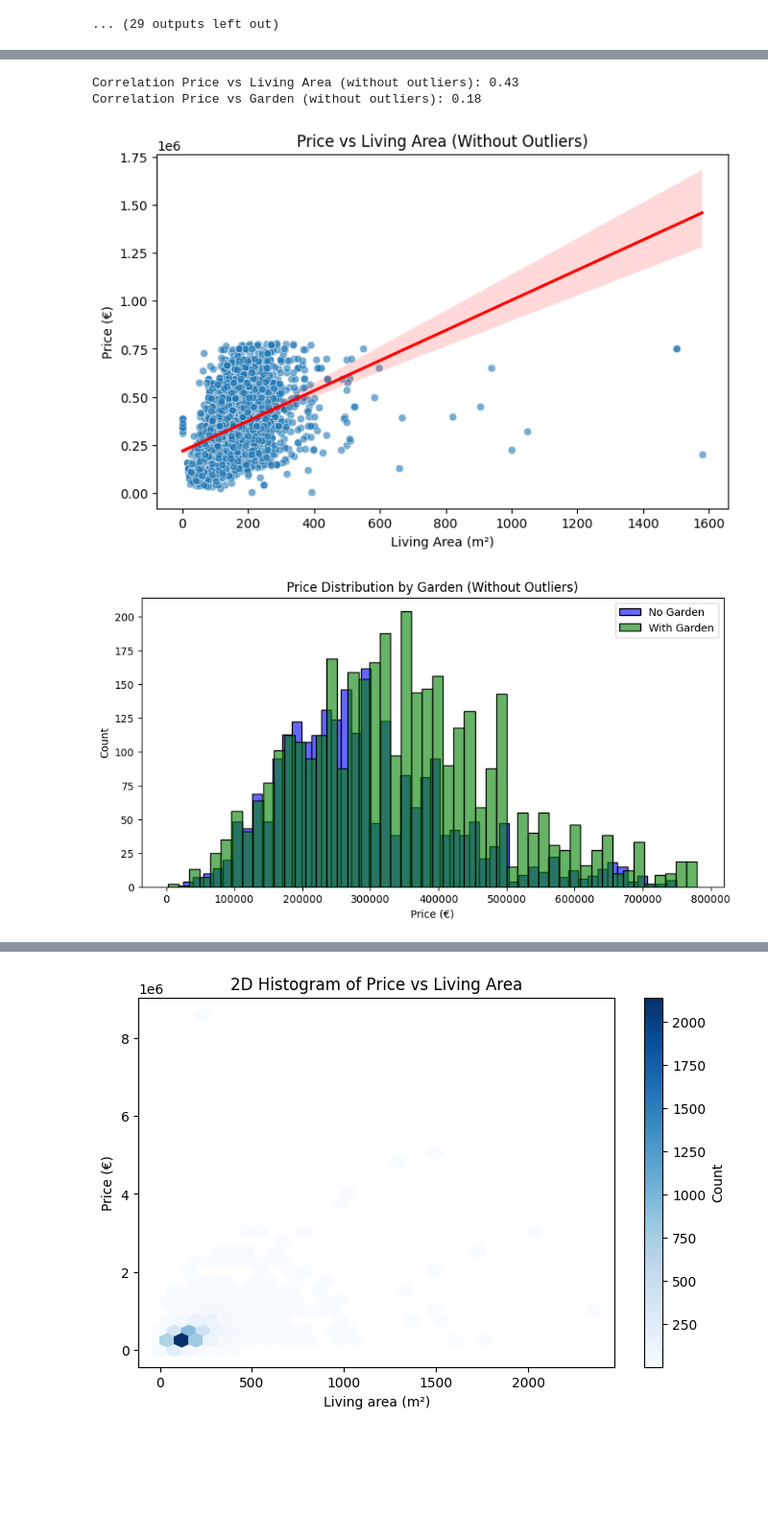
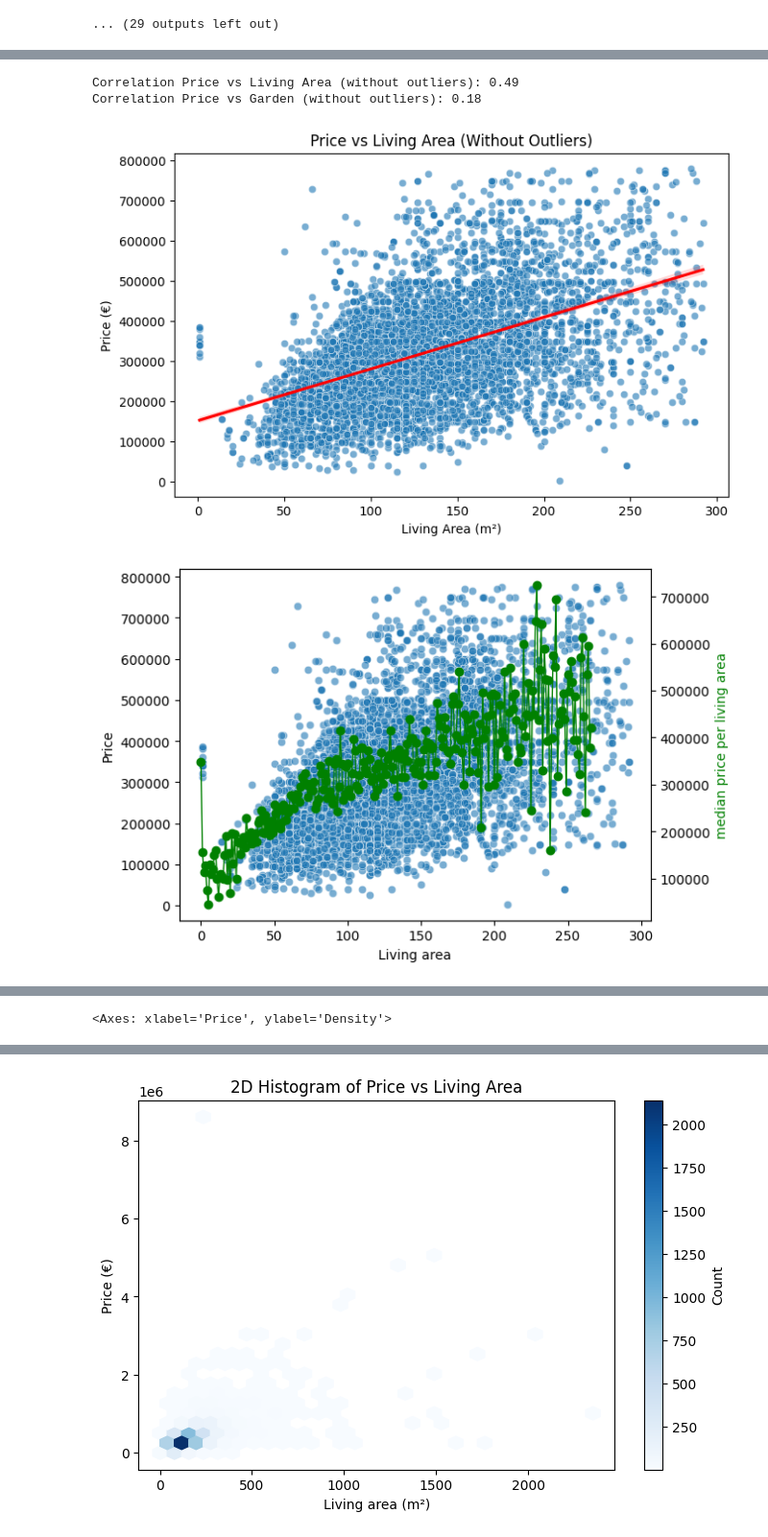
Before and after one commit to michiel-rondelez/immo-eliza-wolves-analysis, a Jupyter notebook: ena.ipynb, the cells around one changed output, grey strips where cells are left out. Shown at 96% size. Cells and saved outputs as stored; diff of their text form; code cells hidden in the pictures; blank space fills up the shorter version.

```diff
--- a/ena.ipynb
+++ b/ena.ipynb
@@ -234,4 +317,7 @@ Correlation between Price and Garden: 0.18
 # %%
+# ++++++++++++++++++++++++  with outliers  ++++++++++++++++++++++++++
+
+
 import pandas as pd
 import seaborn as sns
 import matplotlib.pyplot as plt
@@ -261,20 +347,27 @@ def remove_outliers_iqr(data, col):
 # Remove outliers in Price and Number of rooms
 df_clean = remove_outliers_iqr(df, "Price")
 df_clean = remove_outliers_iqr(df_clean, "Number of rooms")
+df_clean = remove_outliers_iqr(df_clean, "Living area")
 
 # ======================
-# 3. Correlation (optional check)
+# 3.statistics
+#  3.1.Correlation
 # ======================
 corr_price_area = df_clean["Price"].corr(df_clean["Living area"])
 corr_price_garden = df_clean["Price"].corr(df_clean["Garden"])
+
+median_price = df_clean.groupby("Living area")["Price"].median()
+
+corr_price_rooms= df_clean["Price"].corr(df_clean["Number of rooms"])
 print(f"Correlation Price vs Living Area (without outliers): {corr_price_area:.2f}")
 print(f"Correlation Price vs Garden (without outliers): {corr_price_garden:.2f}")
+#print(f"Correlation Price vs Number of rooms (without outliers): {corr_price_rooms:.2f}")
 
 # ======================
 # 4. Visualization
 # ======================
 
-# ---- 4a. Scatter plot: Price vs Living Area ----
+#  Scatter plot: Price vs Living Area --------------------------------------------
 plt.figure(figsize=(8,5))
 sns.scatterplot(data=df_clean, x="Living area", y="Price", alpha=0.6)
 sns.regplot(data=df_clean, x="Living area", y="Price", scatter=False, color="red")
@@ -283,46 +376,77 @@ plt.xlabel("Living Area (m²)")
 plt.ylabel("Price (€)")
 plt.show()
 
-# ---- 4b. Histogram: Price vs Garden ----
+fig, ax1 = plt.subplots()
+plt.figure(figsize=(8,5))
+sns.scatterplot(data=df_clean, x="Living area", y="Price", alpha=0.6, ax=ax1)
+sns.regplot(data=df_clean, x="Living area", y="Price", scatter=False, color="red")
+plt.title("Price vs Living Area (Without Outliers)")
+plt.xlabel("Living Area (m²)")
+plt.ylabel("Price (€)")
+ax2=ax1.twinx()
+x_positions = range(len(median_price))
+ax2.plot(x_positions, median_price.values, color="green", marker="o", linewidth=1)
+ax2.set_ylabel("median price per living area",color='green')
+plt.show()
+
+#Scatter plot: Price vs Number of rooms  --------------------------------------------
+sns.scatterplot(data=df_clean, x="Number of rooms", y="Price", alpha=0.6)
+sns.regplot(data=df_clean, x="Number of rooms", y="Price", scatter=False, color="red")
+plt.title("Price vs Number of rooms (Without Outliers)")
+plt.xlabel("Number of rooms")
+plt.ylabel("Price (€)")
+plt.show()
+
+# Histogram: Price vs Garden ---------------------------------------------------------
 plt.figure(figsize=(10,5))
 sns.histplot(df_clean[df_clean["Garden"]==0]["Price"], bins=50, color='blue', label="No Garden", alpha=0.6)
 sns.histplot(df_clean[df_clean["Garden"]==1]["Price"], bins=50, color='green', label="With Garden", alpha=0.6)
 plt.title("Price Distribution by Garden (Without Outliers)")
 plt.xlabel("Price (€)")
 plt.ylabel("Count")
 plt.legend()
 plt.show()
 
-# ---- 4c. Scatter plot: Price vs Garden ----
-plt.figure(figsize=(8,5))
-sns.scatterplot(data=df_clean, x="Garden", y="Price", alpha=0.6)
-sns.regplot(data=df_clean, x="Garden", y="Price", scatter=False, color="red")
-plt.title("Price vs Garden Availability with Trend Line (Without Outliers)")
-plt.xlabel("Garden (0 = No, 1 = Yes)")
-plt.ylabel("Price (€)")
+# Histogram: Price vs Garden = 1 ----
+plt.figure(figsize=(10,5))
+sns.histplot(df_clean[df_clean["Garden"]==1]["Price"], bins=50, color='green', label=" with  Garden", alpha=0.6)
+plt.title("Price Distribution by Garden = 1 (with Garden)(Without Outliers)")
+plt.xlabel("Price (€)")
+plt.ylabel("Count")
+plt.legend()
 plt.show()
 
+#  Histogram: Price vs Garden = 0 ----
+plt.figure(figsize=(10,5))
+sns.histplot(df_clean[df_clean["Garden"]==0]["Price"], bins=50, color='blue', label="No Garden", alpha=0.6)
+plt.title("Price Distribution by Garden = 0  (no Garden) (Without Outliers)")
+plt.xlabel("Price (€)")
+plt.ylabel("Count")
+plt.legend()
+plt.show()
+
+
+
 # ======================
-# 5. Notes / Analysis Comments
+#  Notes / Analysis Comments
 # ======================
 notes = """
 Analysis Notes (Without Outliers):
 
 1. Price vs Living Area
 - Removing extreme values makes the linear trend clearer.
 - Positive correlation remains (~0.59), indicating that price generally increases with larger living area.
 
 2. Price vs Garden Availability
 - Outliers can skew the perceived effect of having a garden.
 - After removing outliers, it is easier to see that properties with a garden generally have higher prices.
 - The scatter plot with trend line shows the difference in average price between the two groups.
 
 Recommendation:
 - Use these cleaned plots in reports to show clearer trends without distortion from extreme values.
 """
-print(notes)
 # %% [output]
-Correlation Price vs Living Area (without outliers): 0.43
+Correlation Price vs Living Area (without outliers): 0.49
 Correlation Price vs Garden (without outliers): 0.18
-[figure, old version]
+[figure, new version]
-[figure, old version]
+[figure, new version]
@@ -340,3 +468,4 @@ Analysis Notes (Without Outliers):
 
 Recommendation:
 - Use these cleaned plots in reports to show clearer trends without distortion from extreme values.
+<Axes: xlabel='Price', ylabel='Density'>
```
Also changed, not shown: parts of 12 cells of this notebook.
